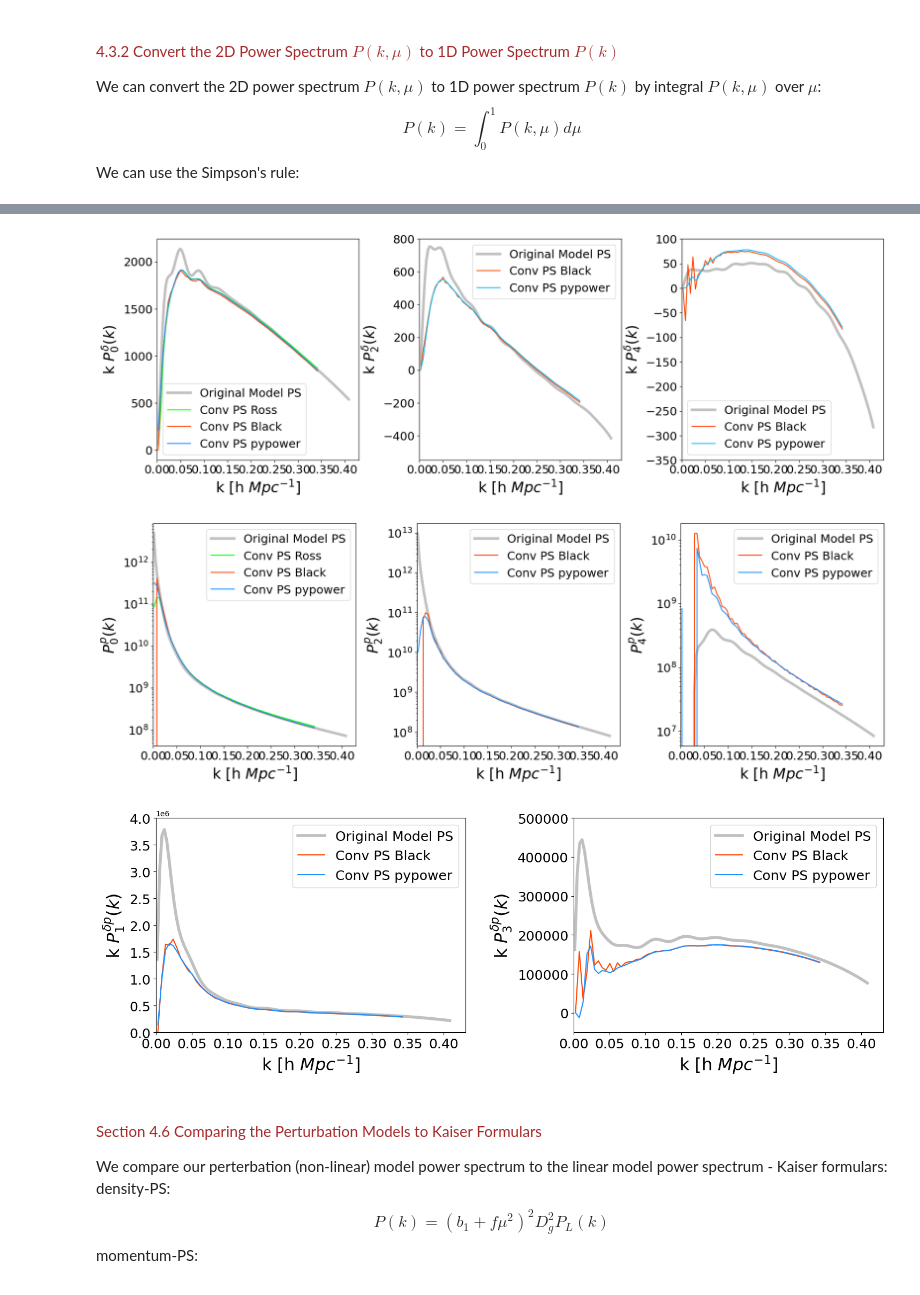
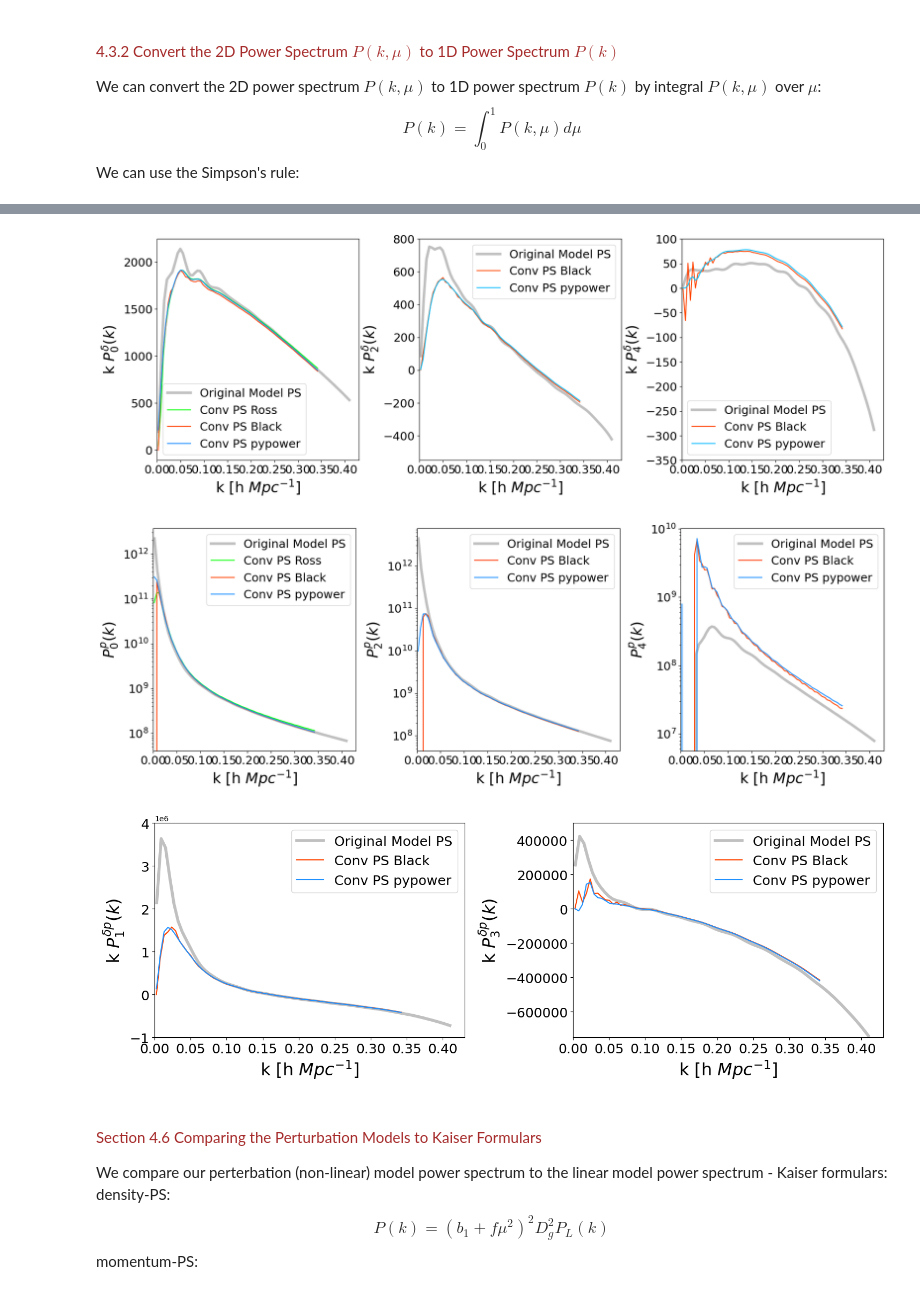
Before and after one commit to FeiQin-cosmologist/Galaxy_Power_Spectrum, a Jupyter notebook: CosmPSPy/Code/Examp_PS.ipynb, the cells around one changed output, grey strips where cells are left out. Saved outputs shown, nothing was run; the diff lists cells and outputs as text; code cells hidden in the pictures.

```diff
--- a/CosmPSPy/Code/Examp_PS.ipynb
+++ b/CosmPSPy/Code/Examp_PS.ipynb
@@ -1393,6 +1392,8 @@ PT-PTusr =  0.0
 # %%
-RsFeff  = 0.05 # An example effective redshift of a survey. It is not for DESI, it should be updated later for DESI PV.
-Growthz = GrowthFactorGR(RsFeff, OmegaM, OmegaA, 0.0, 100.0, -1.0, 0.0, 0.0)/GrowthFactorGR(0.0, OmegaM, OmegaA, 0.0, 100.0, -1.0, 0.0, 0.0)
+RsFeff = 0.05   # An example effective redshift of a survey. It is not for DESI, it should be updated later for DESI PV.
+az     = 1./(1.+RsFeff)
+Hz     = Hub * Ez(RsFeff, OmegaM, OmegaA, 0., -1., 0., 0.) # just use Hub = 100.
+Dz     = Dz_Fun(RsFeff, OmegaM, OmegaA, Hub)
 # %% [markdown]
 <font color='blue'>Step 3： Setting the parameters of power spectrum model: </font>
 # %%
@@ -1614,16 +1619,16 @@ k_modp   =                np.array([list(kmodp) ,list(kmodp) ,list(kmodp)])
 
 # calculate the window function convolved power spectrum multipoles:
 # density power:
-Pkmodc_denrg,kmodc_denrg,Pkmod_denrg,kmod_denrg = PkmodMulti_Fun(parm,True , Sig8_fid, k_datar , k_modr,  covrossden , WF_rand, PT, 'den-0'  , Growthz, 'Ross' )
-Pkmodc_denb ,kmodc_denb ,Pkmod_denb ,kmod_denb  = PkmodMulti_Fun(parm,False, Sig8_fid, k_datab , k_modb,  covblack   , np.nan , PT, 'den-024', Growthz, 'Blake' )
-Pkmodc_denp ,kmodc_denp ,Pkmod_denp ,kmod_denp  = PkmodMulti_Fun(parm,False, Sig8_fid, k_datap , k_modp,  covpypw    , np.nan , PT, 'den-024', Growthz, 'Beutler' )
+Pkmodc_denrg,kmodc_denrg,Pkmod_denrg,kmod_denrg = PkmodMulti_Fun(parm,True , Sig8_fid, k_datar , k_modr,  covrossden , WF_rand, PT, 'den-0'  , az,Hz,Dz, 'Ross' )
+Pkmodc_denb ,kmodc_denb ,Pkmod_denb ,kmod_denb  = PkmodMulti_Fun(parm,False, Sig8_fid, k_datab , k_modb,  covblack   , np.nan , PT, 'den-024', az,Hz,Dz, 'Blake' )
+Pkmodc_denp ,kmodc_denp ,Pkmod_denp ,kmod_denp  = PkmodMulti_Fun(parm,False, Sig8_fid, k_datap , k_modp,  covpypw    , np.nan , PT, 'den-024', az,Hz,Dz, 'Beutler' )
 # momentum power:
-Pkmodc_momrg,kmodc_momrg,Pkmod_momrg,kmod_momrg = PkmodMulti_Fun(parm,True , Sig8_fid, k_datar , k_modr,  covrossden , WF_rand, PT, 'mom-0'  , Growthz, 'Ross' )
-Pkmodc_momb ,kmodc_momb ,Pkmod_momb ,kmod_momb  = PkmodMulti_Fun(parm,False, Sig8_fid, k_datab , k_modb,  covblack   , np.nan , PT, 'mom-024', Growthz, 'Blake' )
-Pkmodc_momp ,kmodc_momp ,Pkmod_momp ,kmod_momp  = PkmodMulti_Fun(parm,False, Sig8_fid, k_datap , k_modp,  covpypw    , np.nan , PT, 'mom-024', Growthz, 'Beutler' )
+Pkmodc_momrg,kmodc_momrg,Pkmod_momrg,kmod_momrg = PkmodMulti_Fun(parm,True , Sig8_fid, k_datar , k_modr,  covrossden , WF_rand, PT, 'mom-0'  , az,Hz,Dz, 'Ross' )
+Pkmodc_momb ,kmodc_momb ,Pkmod_momb ,kmod_momb  = PkmodMulti_Fun(parm,False, Sig8_fid, k_datab , k_modb,  covblack   , np.nan , PT, 'mom-024', az,Hz,Dz, 'Blake' )
+Pkmodc_momp ,kmodc_momp ,Pkmod_momp ,kmod_momp  = PkmodMulti_Fun(parm,False, Sig8_fid, k_datap , k_modp,  covpypw    , np.nan , PT, 'mom-024', az,Hz,Dz, 'Beutler' )
 # cross    power:
-Pkmodc_crsb ,kmodc_crsb ,Pkmod_crsb ,kmod_crsb  = PkmodMulti_Fun(parm,False, Sig8_fid, k_datab , k_modb,  covblack   , np.nan , PT, 'crs-13' , Growthz, 'Blake' )
-Pkmodc_crsp ,kmodc_crsp ,Pkmod_crsp ,kmod_crsp  = PkmodMulti_Fun(parm,False, Sig8_fid, k_datap , k_modp,  covpypw    , np.nan , PT, 'crs-13' , Growthz, 'Beutler' )
+Pkmodc_crsb ,kmodc_crsb ,Pkmod_crsb ,kmod_crsb  = PkmodMulti_Fun(parm,False, Sig8_fid, k_datab , k_modb,  covblack   , np.nan , PT, 'crs-13' , az,Hz,Dz, 'Blake' )
+Pkmodc_crsp ,kmodc_crsp ,Pkmod_crsp ,kmod_crsp  = PkmodMulti_Fun(parm,False, Sig8_fid, k_datap , k_modp,  covpypw    , np.nan , PT, 'crs-13' , az,Hz,Dz, 'Beutler' )
 
 
 
@@ -1690,37 +1695,37 @@ plt.plot(kmodc_momp[2*Nkdat:3*Nkdat] , Pkmodc_momp[2*Nkdat:3*Nkdat] ,c='dodgerbl
 plt.legend(fontsize=18)
 plt.xticks(fontsize=18)
 plt.yticks(fontsize=18)
 plt.ylabel('$P^{p}_{4}(k)$',fontsize=23)
 plt.xlabel('k [h $Mpc^{-1}$]',fontsize=23)
 plt.xlim(0,0.43)
 plt.subplots_adjust(left=0.125,bottom=0.1, right=1.0, top=0.9, wspace=0.3, hspace=0.23)
 
 plt.figure(7,figsize=(9,5))
 plt.subplot(131)
 plt.plot(kmod_crsb[0*Nkmod:1*Nkmod]  ,kmod_crsb[0*Nkmod:1*Nkmod] * Pkmod_crsb[0*Nkmod:1*Nkmod]  ,c='silver',lw=4,label='Original Model PS')
 plt.plot(kmodc_crsb[0*Nkdat:1*Nkdat] ,kmodc_crsb[0*Nkdat:1*Nkdat]* Pkmodc_crsb[0*Nkdat:1*Nkdat] ,c='orangered' ,label='Conv PS Black')
 plt.plot(kmodc_crsp[0*Nkdat:1*Nkdat] ,kmodc_crsp[0*Nkdat:1*Nkdat]* Pkmodc_crsp[0*Nkdat:1*Nkdat] ,c='dodgerblue',label='Conv PS pypower')
 plt.legend(fontsize=18)
 plt.xticks(fontsize=18)
 plt.yticks(fontsize=18)
 plt.ylabel('k $P^{\delta p}_{1}(k)$',fontsize=23)
 plt.xlabel('k [h $Mpc^{-1}$]',fontsize=23)
-plt.xlim(0,0.43);plt.ylim(-0.0*10**6,4*10**6)
+plt.xlim(0,0.43);plt.ylim(-1.0*10**6,4*10**6)
 plt.subplot(132)
 plt.plot(kmod_crsb[1*Nkmod:2*Nkmod]    ,kmod_crsb[1*Nkmod:2*Nkmod]   * Pkmod_crsb[1*Nkmod:2*Nkmod]  ,c='silver',lw=4,label='Original Model PS')
 plt.plot(kmodc_crsb[1*Nkdat:2*Nkdat]   ,kmodc_crsb[1*Nkdat:2*Nkdat]  * Pkmodc_crsb[1*Nkdat:2*Nkdat] ,c='orangered' ,label='Conv PS Black')
 plt.plot(kmodc_crsp[1*Nkdatp:2*Nkdatp] ,kmodc_crsp[1*Nkdatp:2*Nkdatp]* Pkmodc_crsp[1*Nkdatp:2*Nkdatp] ,c='dodgerblue',label='Conv PS pypower')
 plt.legend(fontsize=18)
 plt.xticks(fontsize=18)
 plt.yticks(fontsize=18)
 plt.ylabel('k $P^{\delta p}_{3}(k)$',fontsize=23)
 plt.xlabel('k [h $Mpc^{-1}$]',fontsize=23)
-plt.xlim(0,0.43);plt.ylim(-0.5*10**5,0.5*10**6)
+plt.xlim(0,0.43);plt.ylim(-7.5*10**5,0.5*10**6)
 plt.subplots_adjust(left=0.125,bottom=0.1, right=2.5, top=0.9, wspace=0.35, hspace=0.23)
 # %% [output]
 [figure]
-[figure, old version]
+[figure, new version]
-[figure, old version]
+[figure, new version]
 # %% [markdown]
 
 \
```
Also changed, not shown: parts of 33 cells of this notebook, 1 other file.
